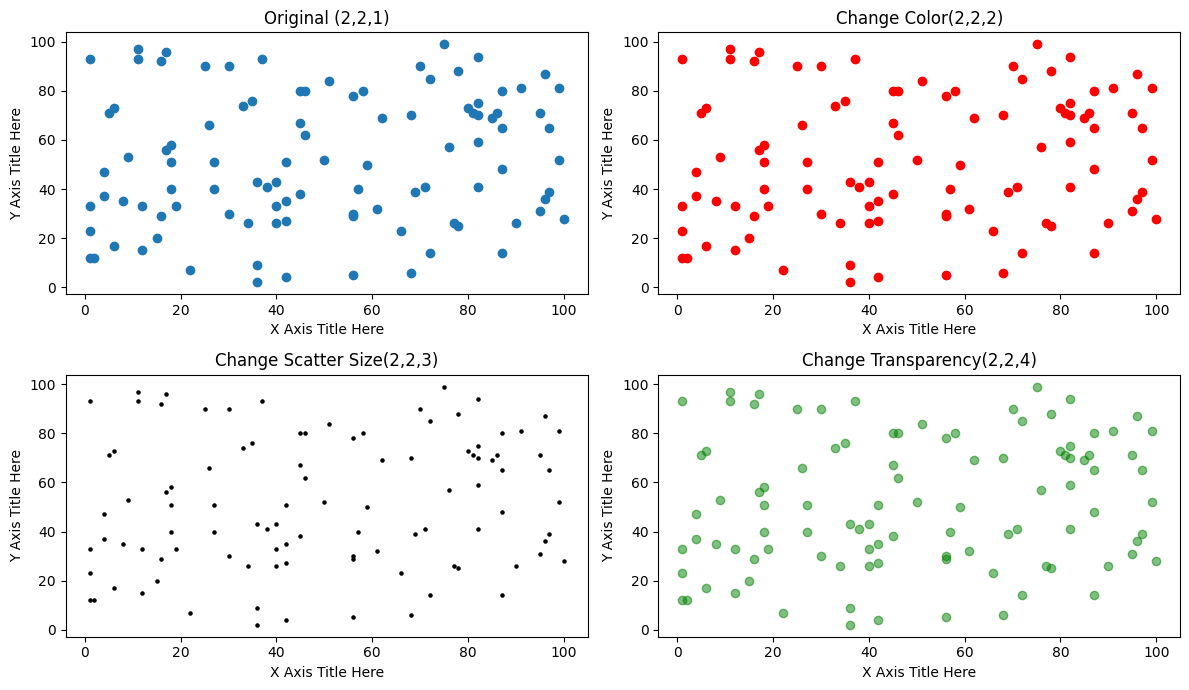
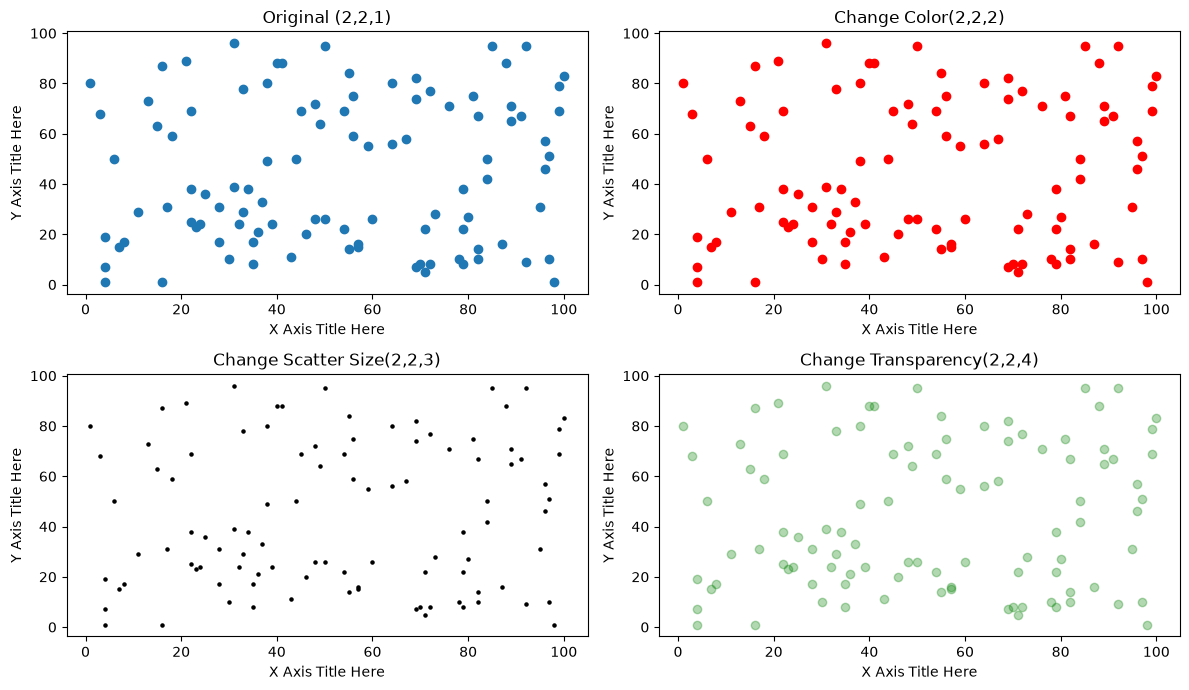
The change to this notebook cell's code, shown as a diff; its figure went from the first image to the second:
--- before
+++ after
@@ -20,5 +20,5 @@
 
 plt.subplot(2,2,4)
-plt.scatter(x, y, color='green', alpha = 0.5) 
+plt.scatter(x, y, color='green', alpha = 0.3) #alpha是透明度，不透明是1，只能0-1，越小越透明
 plt.xlabel('X Axis Title Here')
 plt.ylabel('Y Axis Title Here')

Commit: study